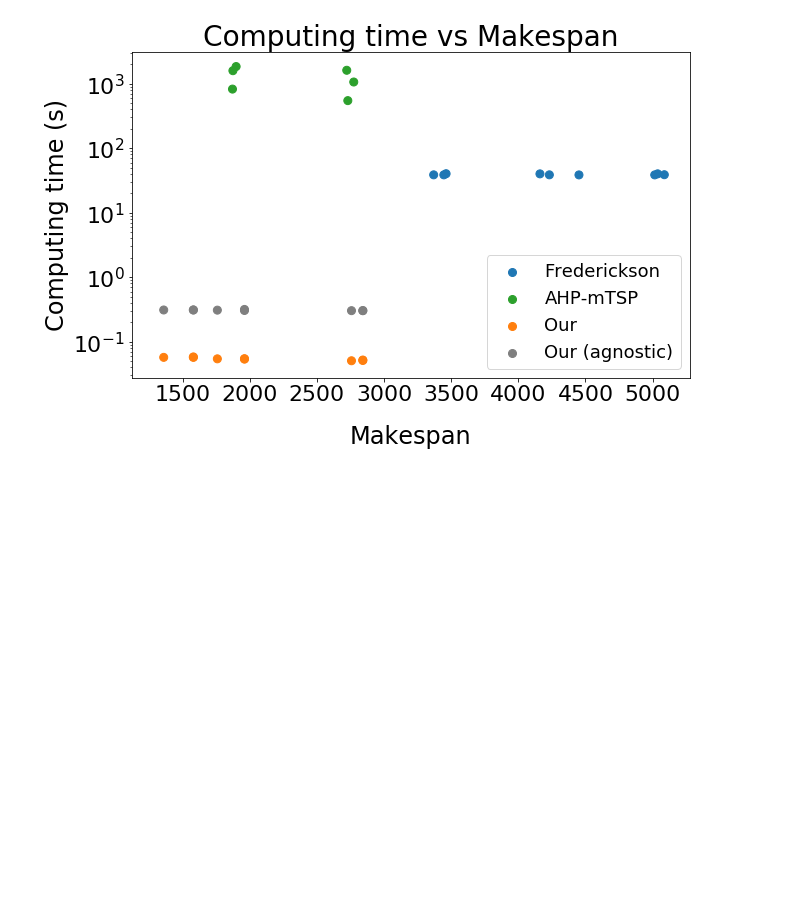
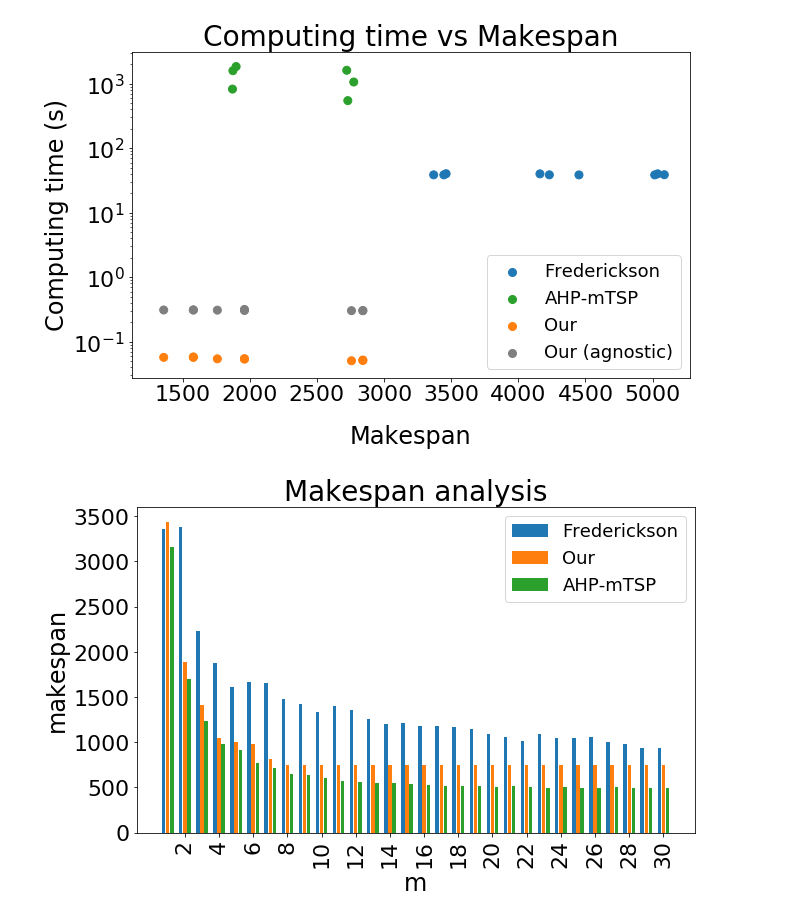
Before and after one commit to mirkosalaris/CoverageModularEnvironments, a Jupyter notebook: Notebooks/Comparison data analysis.ipynb, the cells around one changed output. Saved outputs shown, nothing was run; the diff lists cells and outputs as text; code cells hidden in the pictures; blank space fills up the shorter version.

```diff
--- a/Notebooks/Comparison data analysis.ipynb
+++ b/Notebooks/Comparison data analysis.ipynb
@@ -437,3 +437,46 @@ fig.set_size_inches(PLT_W, PLT_H)
 fig.savefig(SAVE_FOLDER+"scatter_comparison.pdf", bbox_inches='tight', pad_inches=0.1)
 # %% [output]
 [figure]
+# %%
+# Import all the variables from the dump files
+
+mgn_fred_max_len_list = load_variables("mgn_fred_max_len_list.dump", AWS_FOLDER_COMPUTE)
+mgn_int_max_len_list = load_variables("mgn_int_max_len_list.dump", AWS_FOLDER_COMPUTE)
+mgn_ahp_max_len_list = load_variables("mgn_ahp_max_len_list.dump", AWS_FOLDER_COMPUTE)
+
+m_values = load_variables("m_values.dump", AWS_FOLDER_COMPUTE)
+# %%
+# Grouped bar plot
+############# m > n #############
+
+width = 0.5 # width of each bar
+bar_dist = 0.1 # distance between bars of the same groups
+group_dist = 0.8 # distance between bars of different groups
+x_dist = width*3 + bar_dist*2 + group_dist
+
+xs = np.arange(0, len(m_values)) * x_dist # scale the x coordinates to make space to the bars
+
+int_xs = xs
+fred_xs = xs - width - bar_dist
+ahp_xs = int_xs + width + bar_dist
+
+fig, ax = plt.subplots() # needed to rotate the labels
+
+fred_bars = plt.bar(fred_xs, mgn_fred_max_len_list, width)
+int_bars= plt.bar(int_xs, mgn_int_max_len_list, width)
+ahp_bars = plt.bar(ahp_xs, mgn_ahp_max_len_list, width)
+
+plt.ylabel("makespan", fontsize=24)
+plt.xlabel("m", fontsize=24)
+plt.title("Makespan analysis", fontsize=28)
+plt.xticks(xs[1::2], m_values[1::2])
+#ax.set_ylim(top=YLIM)
+
+plt.legend((fred_bars, int_bars, ahp_bars), ("Frederickson", "Our", "AHP-mTSP"))
+plt.setp(ax.get_xticklabels(), rotation=90, horizontalalignment='center', fontsize=22)
+plt.setp(ax.get_yticklabels(), fontsize=22)
+
+fig.set_size_inches(PLT_W, PLT_H)
+fig.savefig(SAVE_FOLDER+"mgn_makespan_bars.pdf", bbox_inches='tight', pad_inches=0.1)
+# %% [output]
+[figure, added]
```
Also changed, not shown: parts of 1 cell of this notebook, 7 other files.
